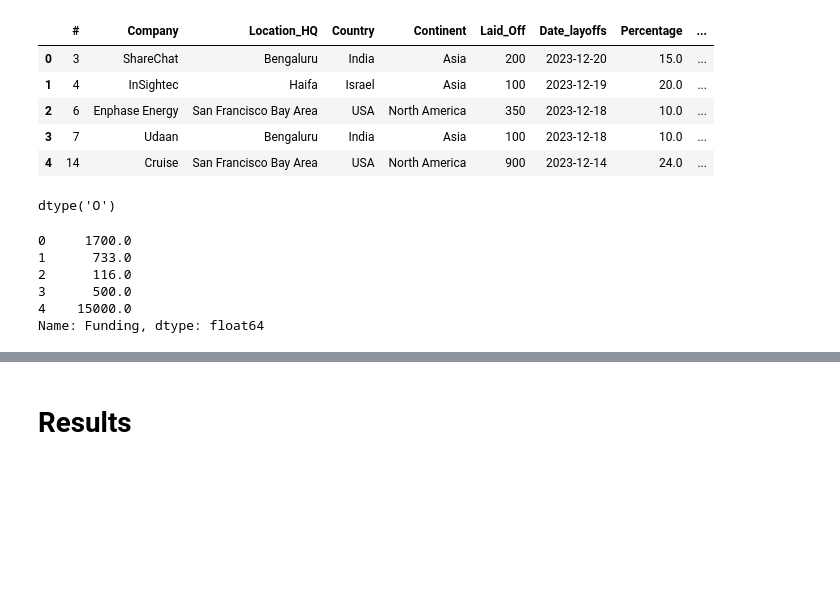
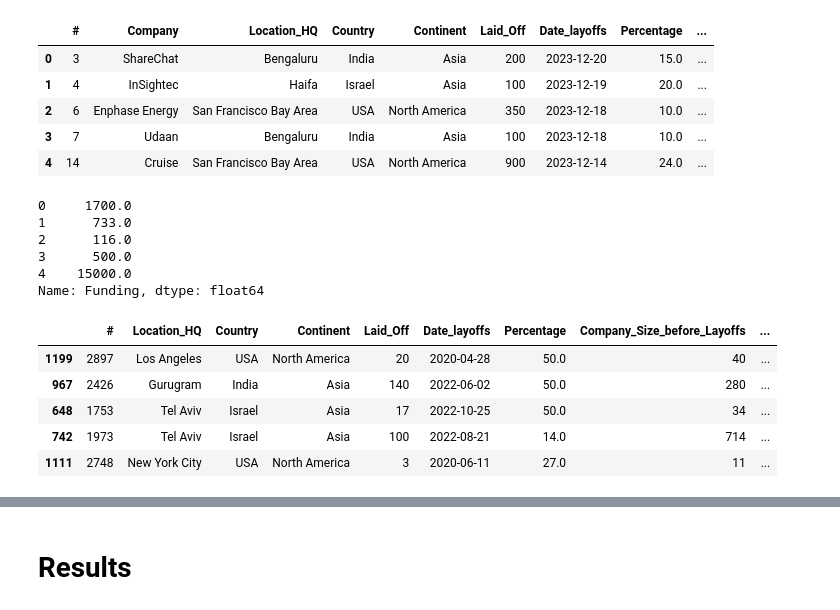
Before and after one commit to COGS108/Group019_WI24, a Jupyter notebook: EDACheckpoint_Group019_WI24.ipynb, the cells around one changed output, grey strips where cells are left out. Drawn from its saved outputs; the diff is of its cells as text; code cells hidden in the pictures; blank space fills up the shorter version.

```diff
--- a/EDACheckpoint_Group019_WI24.ipynb
+++ b/EDACheckpoint_Group019_WI24.ipynb
@@ -81,10 +81,6 @@ df.head()
 # %%
 #remove company name
 df = df.drop(columns=['Company'])
-# %%
-df['Money_Raised_in_$_mil'].dtypes
-# %% [output]
-dtype('O')
 # %%
 df['Funding'] = df['Money_Raised_in_$_mil'].apply(lambda s: np.float64(s[1:]))
 df['Money_Raised_in_$_mil'] = df['Money_Raised_in_$_mil'].apply(lambda s: np.float64(s[1:]))
@@ -96,6 +92,15 @@ df['Funding'].head()
 3      500.0
 4    15000.0
 Name: Funding, dtype: float64
+# %%
+df.head()
+# %% [output]
+|  | # | Location_HQ | Country | Continent | Laid_Off | Date_layoffs | Percentage | Company_Size_before_Layoffs | ... |
+| 1199 | 2897 | Los Angeles | USA | North America | 20 | 2020-04-28 | 50.0 | 40 | ... |
+| 967 | 2426 | Gurugram | India | Asia | 140 | 2022-06-02 | 50.0 | 280 | ... |
+| 648 | 1753 | Tel Aviv | Israel | Asia | 17 | 2022-10-25 | 50.0 | 34 | ... |
+| 742 | 1973 | Tel Aviv | Israel | Asia | 100 | 2022-08-21 | 14.0 | 714 | ... |
+| 1111 | 2748 | New York City | USA | North America | 3 | 2020-06-11 | 27.0 | 11 | ... |
 # %%
 df.dtypes
 # %% [output]
```
Also changed, not shown: parts of 1 cell of this notebook.
